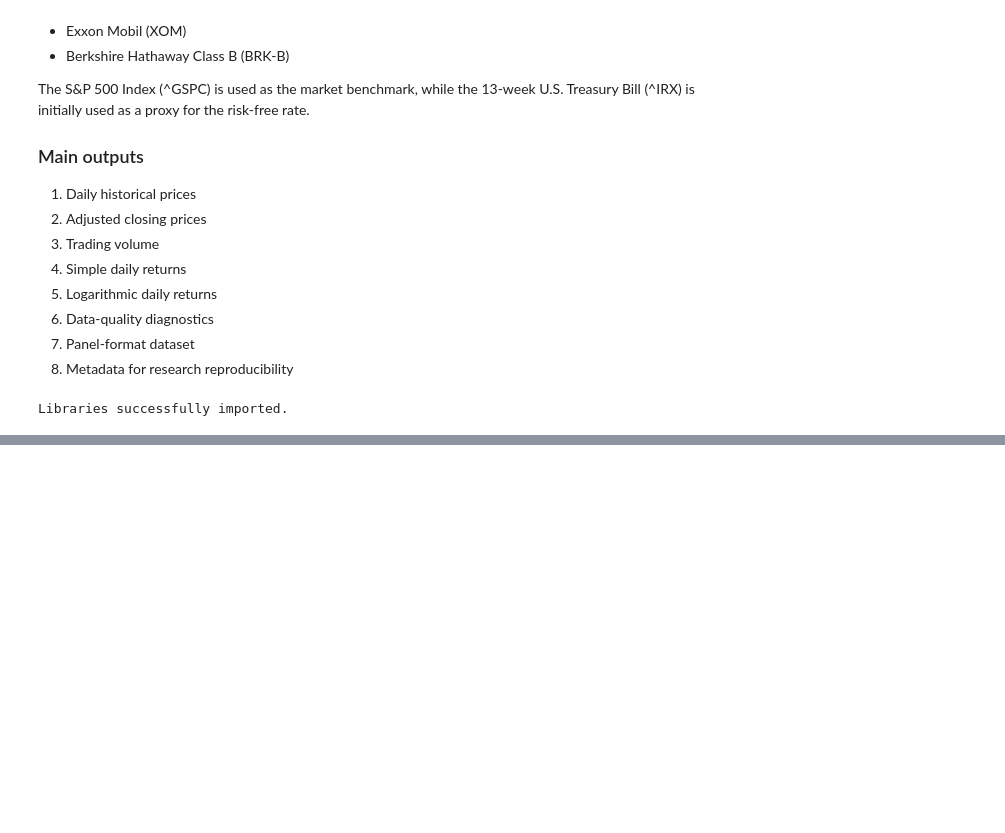
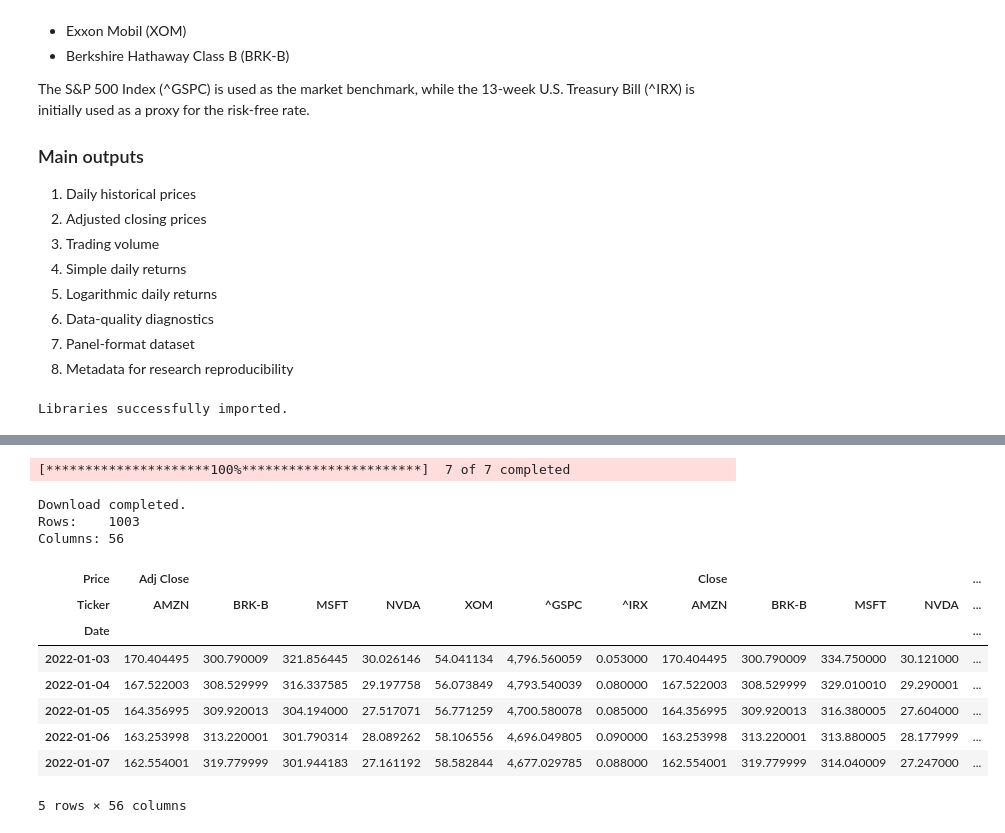
Before and after one commit to josuemarroquinj/corporate-value-portfolio-risk-analysis, a Jupyter notebook: notebooks/01_market_data_collection.ipynb, the cells around one changed output, grey strips where cells are left out. Cells and saved outputs as stored; diff of their text form; code cells hidden in the pictures; blank space fills up the shorter version.

```diff
--- a/notebooks/01_market_data_collection.ipynb
+++ b/notebooks/01_market_data_collection.ipynb
@@ -66,0 +113,18 @@ Libraries successfully imported.
+# %%
+# ============================================================
+# 2.2 RESEARCH PERIOD
+# ============================================================
+
+START_DATE = "2022-01-01"
+
+# yfinance treats the end date as exclusive.
+# Therefore, 2026-01-01 allows us to include
+# December 31, 2025.
+
+END_DATE = "2026-01-01"
+
+TRADING_DAYS = 252
+
+print(f"Start date: {START_DATE}")
+print(f"End date:   {END_DATE}")
+print(f"Annualization factor: {TRADING_DAYS} trading days")
@@ -66,0 +204,37 @@ Libraries successfully imported.
+# %%
+# ============================================================
+# 3.1 DOWNLOAD HISTORICAL MARKET DATA
+# ============================================================
+
+raw_data = yf.download(
+    tickers=TICKERS,
+    start=START_DATE,
+    end=END_DATE,
+    interval="1d",
+    auto_adjust=False,
+    actions=True,
+    progress=True,
+    group_by="column"
+)
+
+print("\nDownload completed.")
+print(f"Rows:    {raw_data.shape[0]}")
+print(f"Columns: {raw_data.shape[1]}")
+# %% [output]
+[*********************100%***********************]  7 of 7 completed
+Download completed.
+Rows:    1003
+Columns: 56
+# %%
+# First five observations
+raw_data.head()
+# %% [output]
+| Price | Adj Close |  |  |  |  |  |  | Close |  |  |  | ... |
+| Ticker | AMZN | BRK-B | MSFT | NVDA | XOM | ^GSPC | ^IRX | AMZN | BRK-B | MSFT | NVDA | ... |
+| Date |  |  |  |  |  |  |  |  |  |  |  | ... |
+| 2022-01-03 | 170.404495 | 300.790009 | 321.856445 | 30.026146 | 54.041134 | 4,796.560059 | 0.053000 | 170.404495 | 300.790009 | 334.750000 | 30.121000 | ... |
+| 2022-01-04 | 167.522003 | 308.529999 | 316.337585 | 29.197758 | 56.073849 | 4,793.540039 | 0.080000 | 167.522003 | 308.529999 | 329.010010 | 29.290001 | ... |
+| 2022-01-05 | 164.356995 | 309.920013 | 304.194000 | 27.517071 | 56.771259 | 4,700.580078 | 0.085000 | 164.356995 | 309.920013 | 316.380005 | 27.604000 | ... |
+| 2022-01-06 | 163.253998 | 313.220001 | 301.790314 | 28.089262 | 58.106556 | 4,696.049805 | 0.090000 | 163.253998 | 313.220001 | 313.880005 | 28.177999 | ... |
+| 2022-01-07 | 162.554001 | 319.779999 | 301.944183 | 27.161192 | 58.582844 | 4,677.029785 | 0.088000 | 162.554001 | 319.779999 | 314.040009 | 27.247000 | ... |
+5 rows × 56 columns
```
Also changed, not shown: parts of 11 cells of this notebook.
